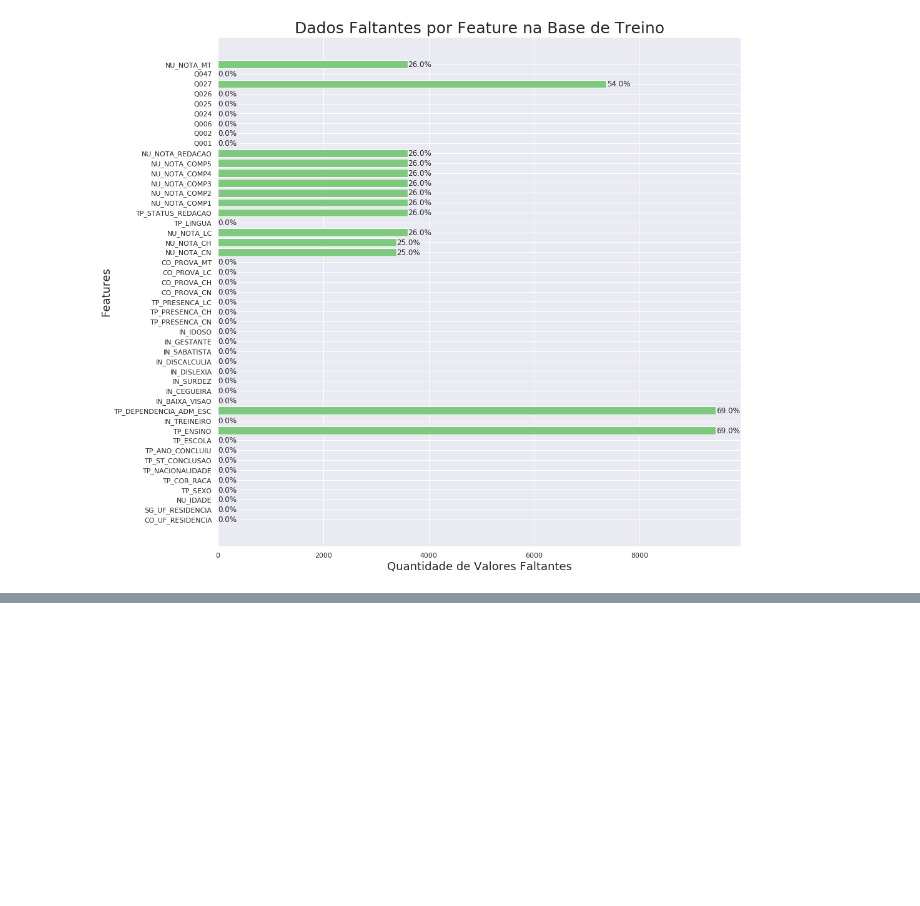
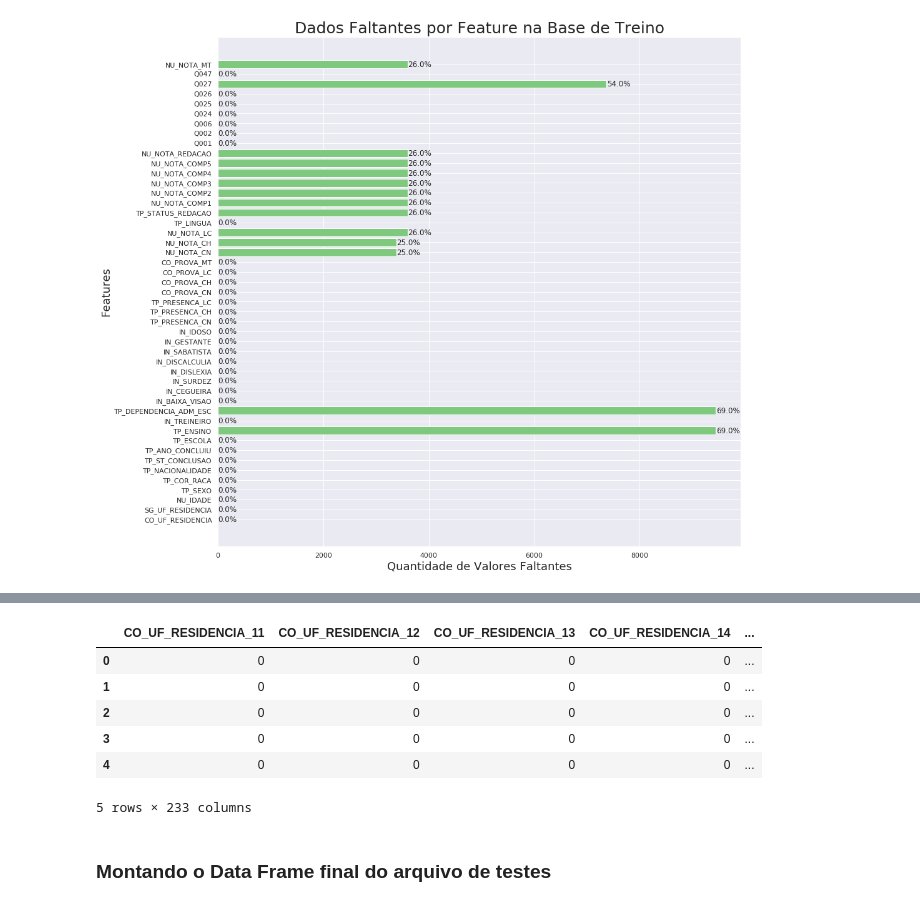
Before and after one commit to Diegohluiz/Desafios-DataScience-Codenation, a Jupyter notebook: Desafio Semana 8/main.ipynb, the cells around one changed output, grey strips where cells are left out. Cells and saved outputs as stored; diff of their text form; code cells hidden in the pictures; blank space fills up the shorter version.

```diff
--- a/Desafio Semana 8/main.ipynb
+++ b/Desafio Semana 8/main.ipynb
@@ -390,3 +483,16 @@ x_test_encoded
+# %%
+# Visualizando as 5 primeiras linhas desse Data Frame auxiliar.
+x_test_encoded.head()
+# %% [output]
+|  | CO_UF_RESIDENCIA_11 | CO_UF_RESIDENCIA_12 | CO_UF_RESIDENCIA_13 | CO_UF_RESIDENCIA_14 | ... |
+| 0 | 0 | 0 | 0 | 0 | ... |
+| 1 | 0 | 0 | 0 | 0 | ... |
+| 2 | 0 | 0 | 0 | 0 | ... |
+| 3 | 0 | 0 | 0 | 0 | ... |
+| 4 | 0 | 0 | 0 | 0 | ... |
+5 rows × 233 columns
+# %% [markdown]
+### Montando o Data Frame final do arquivo de testes
 # %%
 x_test = pd.concat([x_test_encoded, x_test[num_features]], axis=1)
 x_test
```
Also changed, not shown: parts of 55 cells of this notebook, 1 other file.
